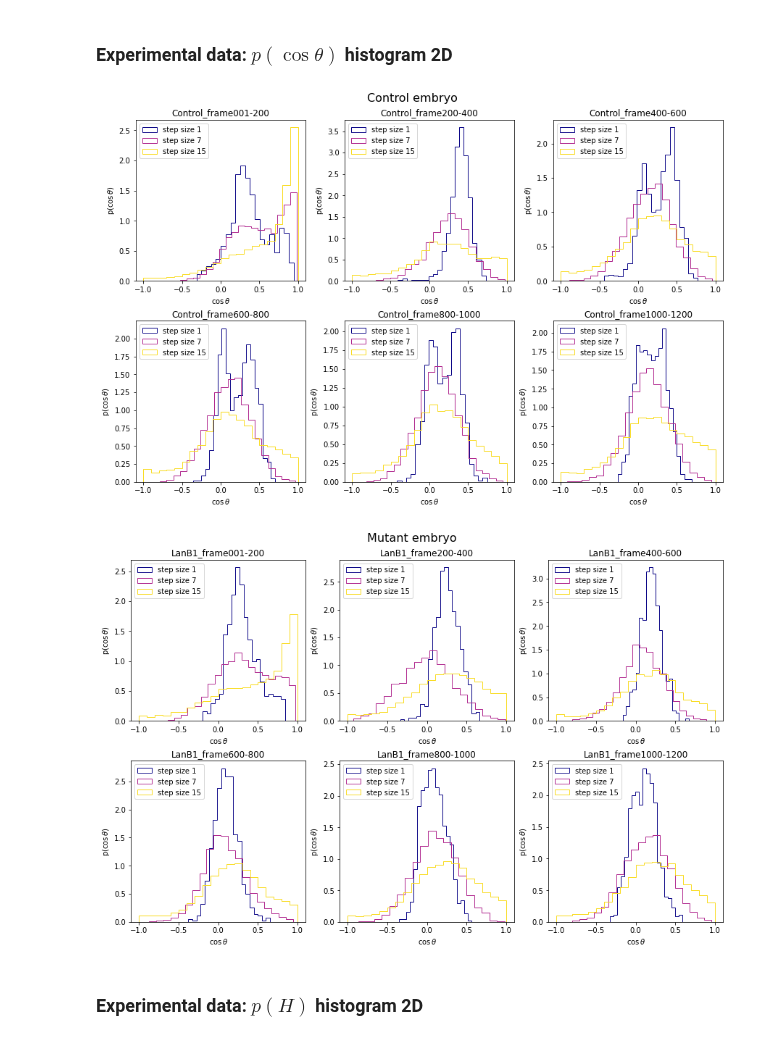
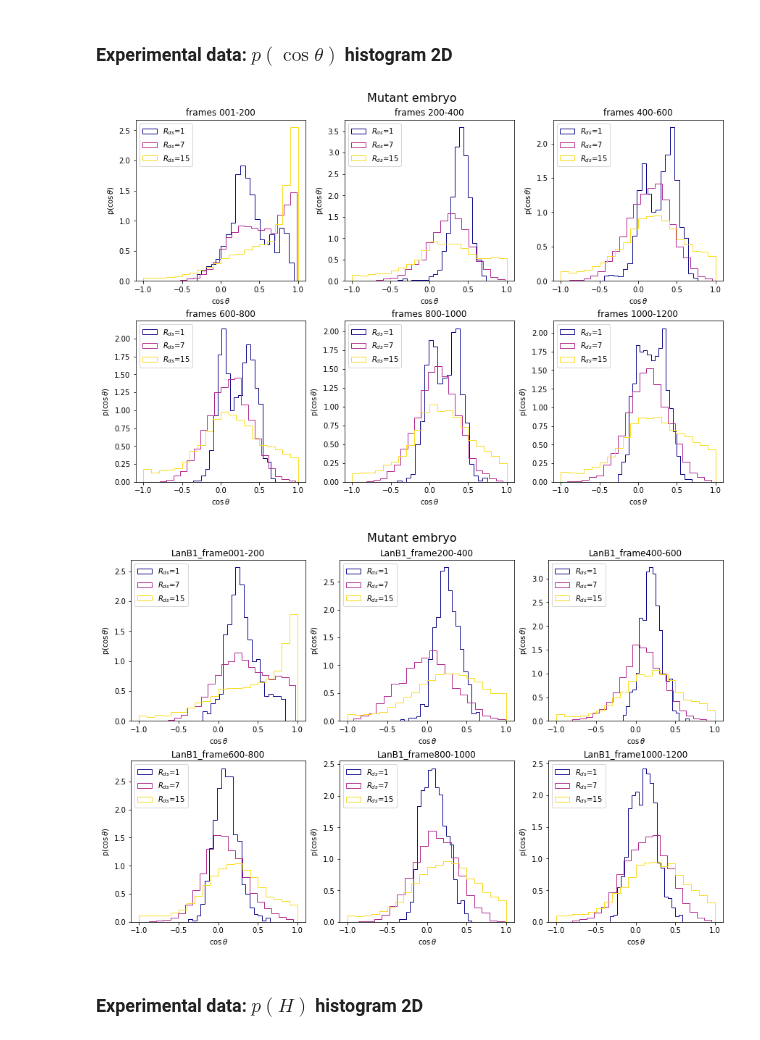
Before and after one commit to paulvautravers/Mphys-Sem-1, a Jupyter notebook: histogram_analysis.ipynb, the cells around one changed output. Cells and saved outputs as stored; diff of their text form; code cells hidden in the pictures.

```diff
--- a/histogram_analysis.ipynb
+++ b/histogram_analysis.ipynb
@@ -64,7 +64,7 @@ def plot_3d(dictionary, all_step_sizes, n_bins, data_variable="H", absolute=Fals
                zdir="y", color=cmap(i/len(yticks)), alpha=0.7, edgecolor="grey", linewidth=0.3)
 
     ax.set_xlabel("{}".format(data_variable))
-    ax.set_ylabel("downsampling step size")
+    ax.set_ylabel(r"R_{ds}")
     ax.set_zlabel("p({})".format(data_variable))
 
     ax.set_yticks(yticks)
@@ -262,6 +334,6 @@ filenames_sim_const_h090 =  np.array(['const_h_h0.90_r0.50_l200_mc500_cylinder_d
 # %%
 step_sizes = [1,2,3,4,5,6,7,8,9,10,11,12,13,14,15]
-sim_cos_theta_dict = get_dict_from_file(filenames_sim_const_h025[2],'sim_cos_theta_dict',step_sizes,
+sim_cos_theta_dict = get_dict_from_file(filenames_sim_const_h050[2],'sim_cos_theta_dict',step_sizes,
                                         window=20,restriction=1000,batch_number=1)
 # %%
 norm_counts, bins, sample_numbers = plot_3d(sim_cos_theta_dict,step_sizes,50,absolute=False,
@@ -379,8 +451,9 @@ def subplot_avg_vs_time(ax, file_name, data_dict, step_sizes, nbins, pos, window
     mean_values = stats_dict.iloc[1,:].values
     sd_values = stats_dict.iloc[2,:].values
 
+    #times = [17.6*s for s in step_sizes]
     ax[i,j].set_xticks(step_sizes)
-    ax[i,j].set_xlabel('downsampling step size')
+    ax[i,j].set_xlabel(r'$R_{ds}$')
 
     if label==None:
         ax[i,j].errorbar(x=step_sizes,y=mean_values,yerr=sd_values/np.sqrt(sample_numbers))
@@ -462,6 +535,7 @@ def combined_multi_panel_plot_avg_vs_time(filenames_arr, data_dict, step_sizes,
                                     label=labels[arr_index], color=colors_arr[arr_index])
             if labels!=None:
                 ax[i,j].legend()
+                #ax[i,j].legend(loc='lower right')
         j+=1
         if j==3:
             i+=1
@@ -630,7 +726,7 @@ def subplot_hist_2d(ax, file_name, data_dict, all_step_sizes, step_sizes_plot, n
     cmap = plt.cm.plasma
 
     for s in step_sizes_plot:
-        ax[i,j].hist(dictionary[str(s)], nbins, density=True, histtype='step', label='step size {}'.format(s),
+        ax[i,j].hist(dictionary[str(s)], nbins, density=True, histtype='step', label=r'$R_{ds}$='+'{}'.format(s),
                      color=cmap((s-1)/len(all_step_sizes)))
     ax[i,j].legend(loc='upper left')
 
@@ -716,19 +812,20 @@ plt.savefig('sim_cos_theta_plots/'+'sim_cos_theta_hist_plot'+'_hna00'+'_s{}'.for
 # %%
 filenames_control = np.array(['Control_frame001-200', 'Control_frame200-400', 'Control_frame400-600', 'Control_frame600-800',
                               'Control_frame800-1000', 'Control_frame1000-1200'])
 %matplotlib inline
 step_sizes = [1,2,3,4,5,6,7,8,9,10,11,12,13,14,15]
 plot_ss = [1,7,15]
 nbins = 20
 batch_number = 1
 
 fnames = filenames_control
-fig_title = 'Control embryo'
+#fig_title = 'Control embryo'
+sub_titles = ['frames 001-200', 'frames 200-400', 'frames 400-600', 'frames 600-800', 'frames 800-1000', 'frames 1000-1200']
 fig = multi_panel_plot_hist_2d(fnames, 'cos_theta_dict', step_sizes, plot_ss, nbins, ncols=3, window=None,
-                               restriction=None, batch_number=batch_number, title=fig_title)
+                               restriction=None, batch_number=batch_number, title=fig_title, subplot_titles=sub_titles)
 plt.savefig("cos_theta_plots/cos_theta_hist_plot_Control_s{}_b{}".format( max(step_sizes), batch_number), dpi=300,facecolor='white')
 # %% [output]
-[figure, old version]
+[figure, new version]
 # %%
 filenames_mutant = np.array(['LanB1_frame001-200', 'LanB1_frame200-400', 'LanB1_frame400-600', 'LanB1_frame600-800',
                              'LanB1_frame800-1000', 'LanB1_frame1000-1200'])
@@ -740,12 +837,12 @@ nbins = 20
 batch_number = 1
 
 fnames = filenames_mutant
-fig_title = 'Mutant embryo'
+#fig_title = 'Mutant embryo'
 fig = multi_panel_plot_hist_2d(fnames, 'cos_theta_dict', step_sizes, plot_ss, nbins, ncols=3, window=None,
                                restriction=None, batch_number=batch_number, title=fig_title)
 plt.savefig("cos_theta_plots/cos_theta_hist_plot_Mutant_s{}_b{}".format( max(step_sizes), batch_number), dpi=300,facecolor='white')
 # %% [output]
-[figure, old version]
+[figure, new version]
 # %% [markdown]
 ### Experimental data: $p(H)$ histogram 2D
 # %%
```
Also changed, not shown: parts of 15 cells of this notebook.
